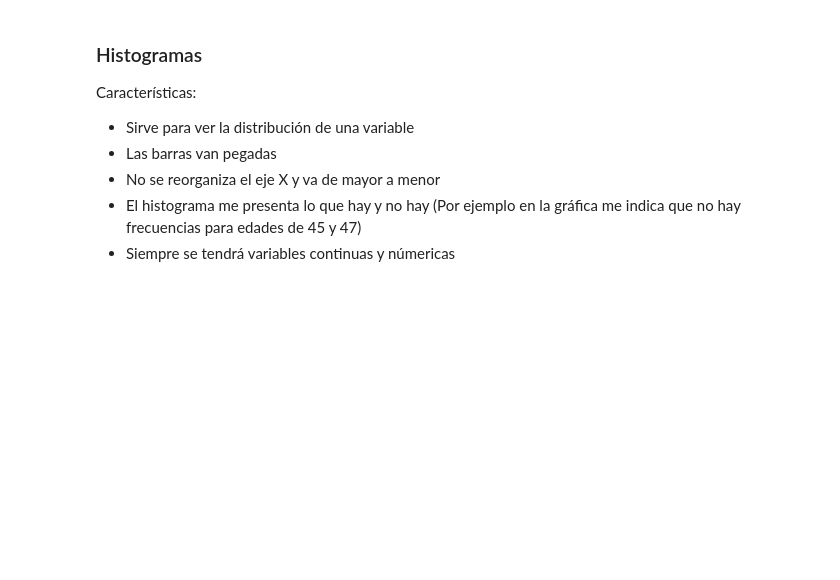
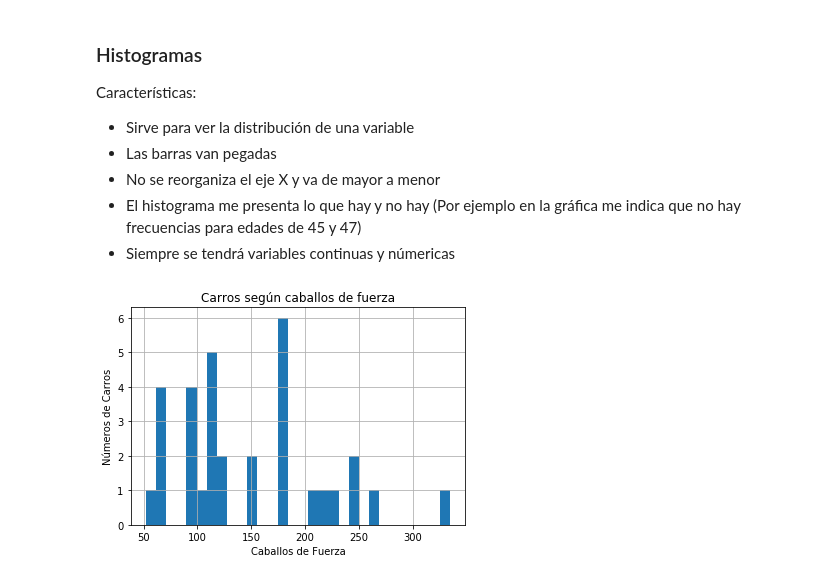
Before and after one commit to xgutierrez/Platzi-EconomiaNaranja, a Jupyter notebook: AnalsisDatos.ipynb, the cells around one changed output. Cells and saved outputs as stored; diff of their text form; code cells hidden in the pictures; blank space fills up the shorter version.

```diff
--- a/AnalsisDatos.ipynb
+++ b/AnalsisDatos.ipynb
@@ -262,3 +270,14 @@ Características:
 * No se reorganiza el eje X y va de mayor a menor
 * El histograma me presenta lo que hay y no hay (Por ejemplo en la gráfica me indica que no hay frecuencias para edades de 45 y 47)
 * Siempre se tendrá variables continuas y númericas
+# %%
+x = mtcars['hp']
+
+plt.hist(x,normed=False,bins = 30)
+plt.ylabel('Números de Carros')
+plt.xlabel('Caballos de Fuerza')
+plt.title('Carros según caballos de fuerza')
+plt.grid(True)
+plt.show()
+# %% [output]
+[figure, added]
```
Also changed, not shown: parts of 11 cells of this notebook.
